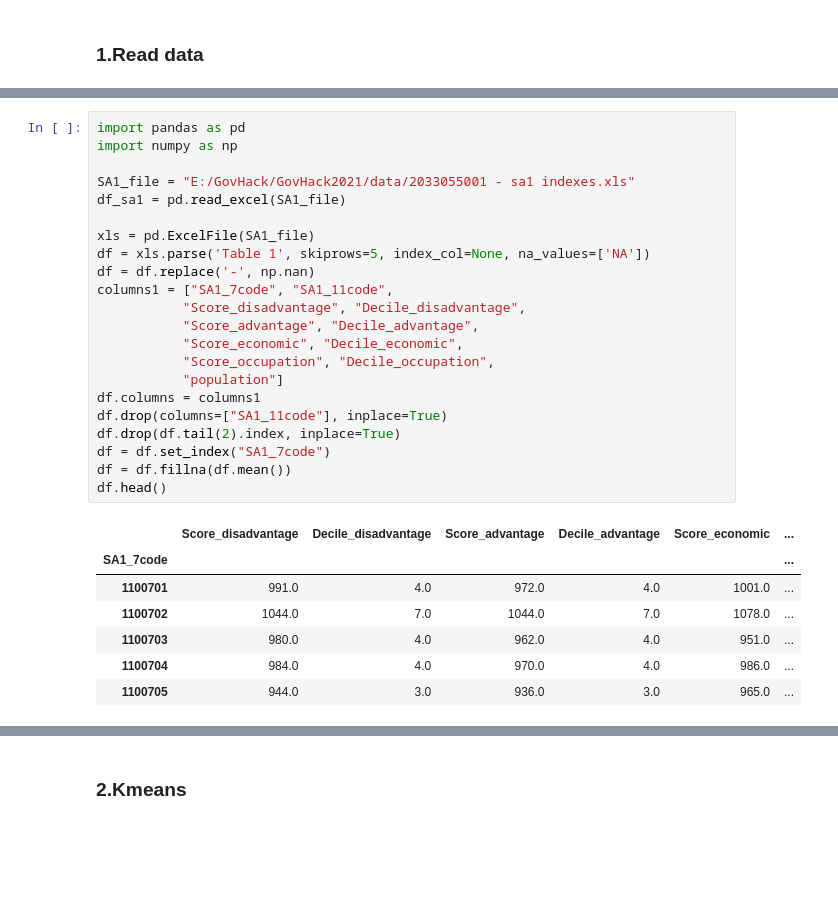
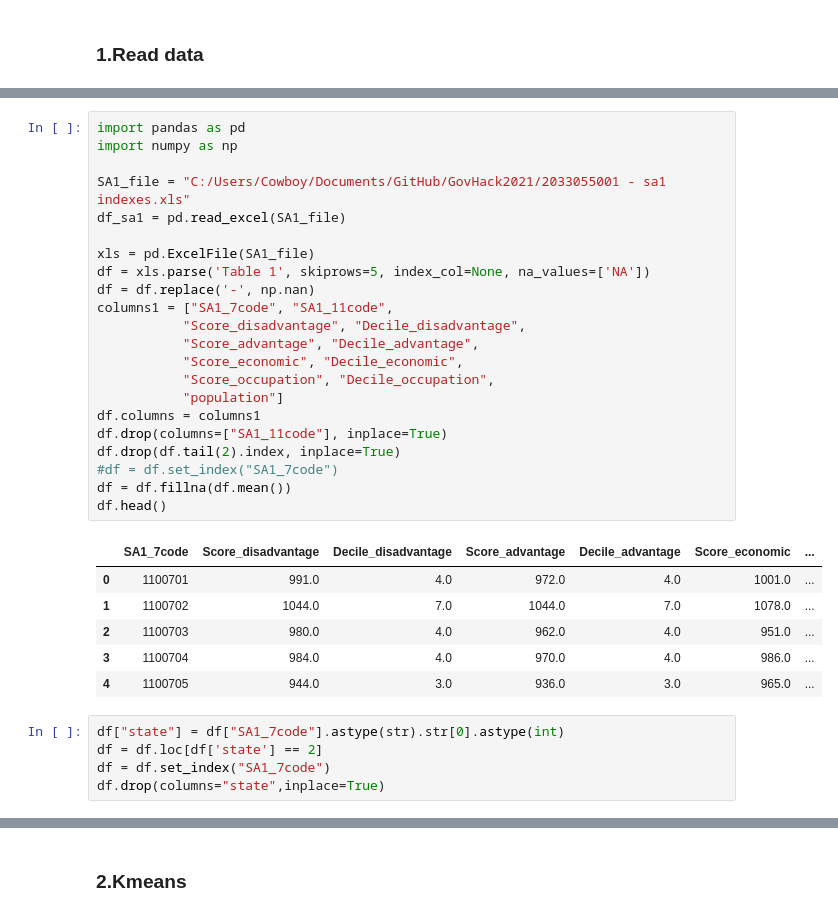
Before and after one commit to liqi6811/GovHack2021, a Jupyter notebook: SocioEconomic_Clustering.ipynb, the cells around one changed output, grey strips where cells are left out. Cells and saved outputs as stored; diff of their text form; blank space fills up the shorter version.

```diff
--- a/SocioEconomic_Clustering.ipynb
+++ b/SocioEconomic_Clustering.ipynb
@@ -3,30 +22,34 @@
 # %%
 import pandas as pd
 import numpy as np
 
-SA1_file = "E:/GovHack/GovHack2021/data/2033055001 - sa1 indexes.xls"
+SA1_file = "C:/Users/Cowboy/Documents/GitHub/GovHack2021/2033055001 - sa1 indexes.xls"
 df_sa1 = pd.read_excel(SA1_file)
 
 xls = pd.ExcelFile(SA1_file)
 df = xls.parse('Table 1', skiprows=5, index_col=None, na_values=['NA'])
 df = df.replace('-', np.nan)
 columns1 = ["SA1_7code", "SA1_11code",
            "Score_disadvantage", "Decile_disadvantage",
            "Score_advantage", "Decile_advantage",
            "Score_economic", "Decile_economic",
            "Score_occupation", "Decile_occupation",
            "population"]
 df.columns = columns1
 df.drop(columns=["SA1_11code"], inplace=True)
 df.drop(df.tail(2).index, inplace=True)
-df = df.set_index("SA1_7code")
+#df = df.set_index("SA1_7code")
 df = df.fillna(df.mean())
 df.head()
 # %% [output]
-|  | Score_disadvantage | Decile_disadvantage | Score_advantage | Decile_advantage | Score_economic | ... |
-| SA1_7code |  |  |  |  |  | ... |
-| 1100701 | 991.0 | 4.0 | 972.0 | 4.0 | 1001.0 | ... |
-| 1100702 | 1044.0 | 7.0 | 1044.0 | 7.0 | 1078.0 | ... |
-| 1100703 | 980.0 | 4.0 | 962.0 | 4.0 | 951.0 | ... |
-| 1100704 | 984.0 | 4.0 | 970.0 | 4.0 | 986.0 | ... |
-| 1100705 | 944.0 | 3.0 | 936.0 | 3.0 | 965.0 | ... |
+|  | SA1_7code | Score_disadvantage | Decile_disadvantage | Score_advantage | Decile_advantage | Score_economic | ... |
+| 0 | 1100701 | 991.0 | 4.0 | 972.0 | 4.0 | 1001.0 | ... |
+| 1 | 1100702 | 1044.0 | 7.0 | 1044.0 | 7.0 | 1078.0 | ... |
+| 2 | 1100703 | 980.0 | 4.0 | 962.0 | 4.0 | 951.0 | ... |
+| 3 | 1100704 | 984.0 | 4.0 | 970.0 | 4.0 | 986.0 | ... |
+| 4 | 1100705 | 944.0 | 3.0 | 936.0 | 3.0 | 965.0 | ... |
+# %%
+df["state"] = df["SA1_7code"].astype(str).str[0].astype(int)
+df = df.loc[df['state'] == 2]
+df = df.set_index("SA1_7code")
+df.drop(columns="state",inplace=True)
```
Also changed, not shown: parts of 10 cells of this notebook, 4 other files.
